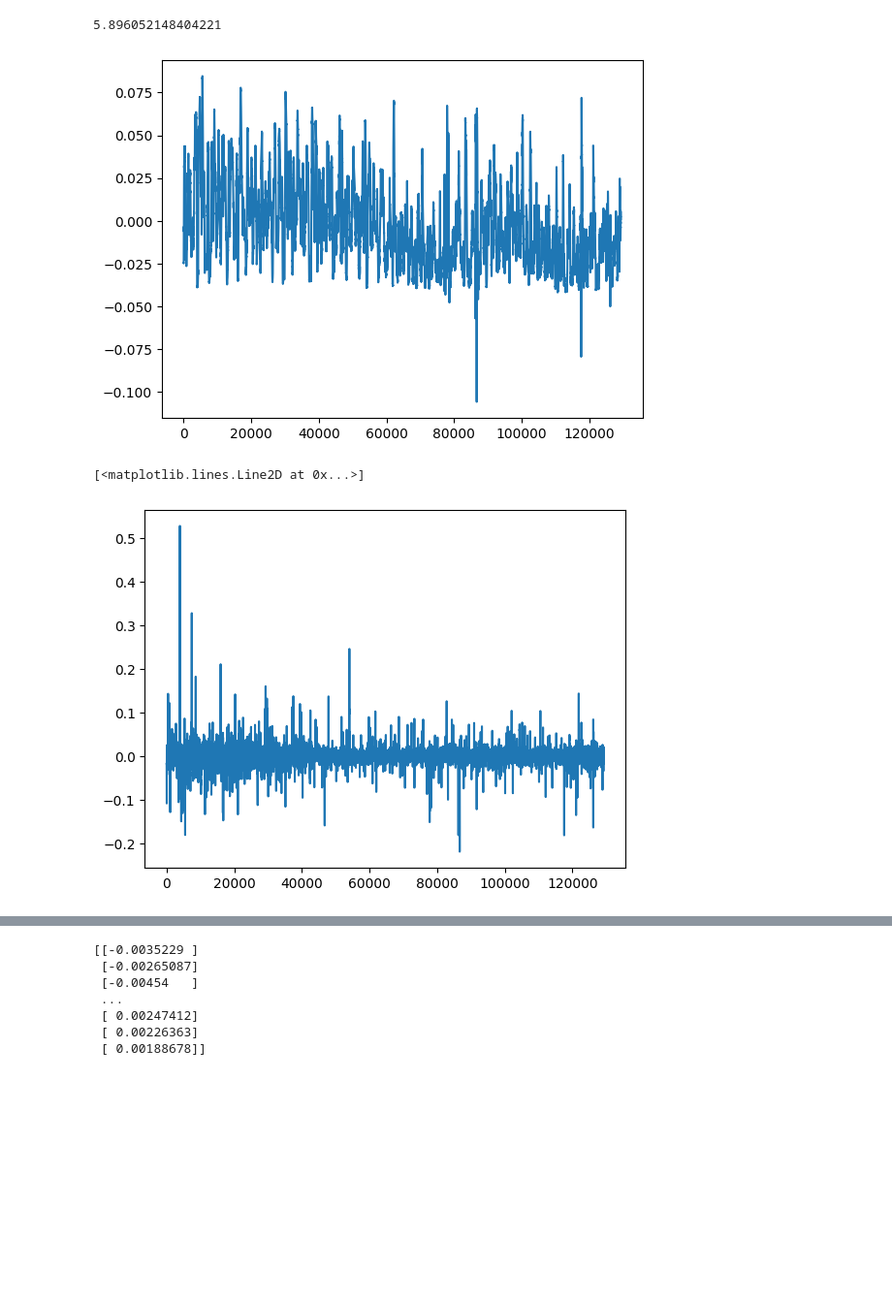
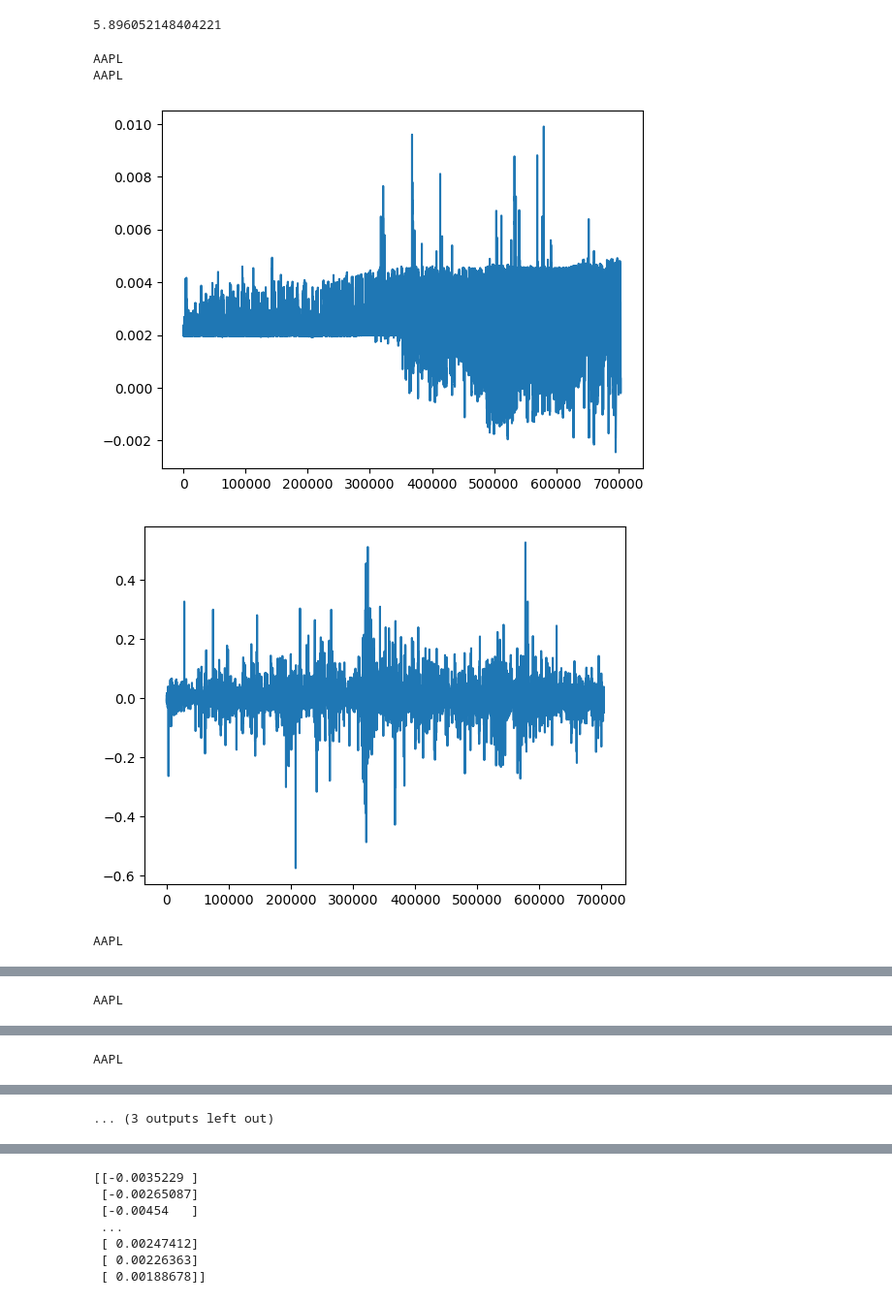
Before and after one commit to dmutascio/enigmaTrainer, a Jupyter notebook: enigmaTrainer.ipynb, the cells around one changed output, grey strips where cells are left out. Shown at 97% size. Drawn from its saved outputs; the diff is of its cells as text; code cells hidden in the pictures; blank space fills up the shorter version.

```diff
--- a/enigmaTrainer.ipynb
+++ b/enigmaTrainer.ipynb
@@ -664,6 +694,8 @@ AAPL
 # %%
-for symbol, model in models.items():
+for symbol, symbol_models in models.items():
     print(symbol)
-    model.graph_confusion()
+    for name, model in symbol_models.items():
+        print(name)
+        model.graph_confusion()
 # %% [output]
 AAPL
@@ -840,0 +894,26 @@ AAPL
+# %%
+for symbol, symbol_models in models.items():
+    print(symbol)
+    for name, model_obj in symbol_models.items():
+        bank, bank_list, account, trades_master, right, wrong, gains = simulate(
+            model=model_obj,
+            dynamic=False,
+            bank = 1000,
+            #hold_period = 15,
+            hold_period = 1,
+            target = .1,
+            stop_loss = -.1,
+            #trade_size = .05,
+            trade_size = 1,
+            price_data = data[symbol]['bars']['open']
+        )
+        print(model_name)
+        #plt.plot(account[-120252:], label='Year')
+        #plt.plot(account[-10080:], label='Month')
+        plt.plot(account[-2400:], label='Week')
+        plt.plot(account[-480:], label='Day')
+        plt.plot(account[-60:], label='Hour')
+        #plt.plot(account, label='All')
+
+        plt.legend()
+        plt.show()
@@ -843,10 +934,17 @@ print(gains)
 # %% [output]
 5.896052148404221
 # %%
-plt.plot(models['AAPL'].training_data['predicted'])
-plt.show()
-plt.plot(models['AAPL'].training_data['actual'])
+for symbol, symbol_models in models.items():
+    print(symbol)
+    for name, model_obj in symbol_models.items():
+        print(model_name)
+        plt.plot(model_obj.training_data['predicted'])
+        plt.show()
+        plt.plot(model_obj.training_data['actual'])
+        plt.show()
 # %% [output]
+AAPL
+AAPL
-[figure, old version]
+[figure, new version]
-[<matplotlib.lines.Line2D at 0x...>]
-[figure, old version]
+[figure, new version]
+AAPL
@@ -852,0 +953 @@ plt.plot(models['AAPL'].training_data['actual'])
+AAPL
@@ -852,0 +956 @@ plt.plot(models['AAPL'].training_data['actual'])
+AAPL
@@ -853,3 +959,4 @@ plt.plot(models['AAPL'].training_data['actual'])
+... (3 outputs left out)
 # %%
 #Save models
 for symbol, model_obj in models.items():
```
Also changed, not shown: parts of 12 cells of this notebook.
